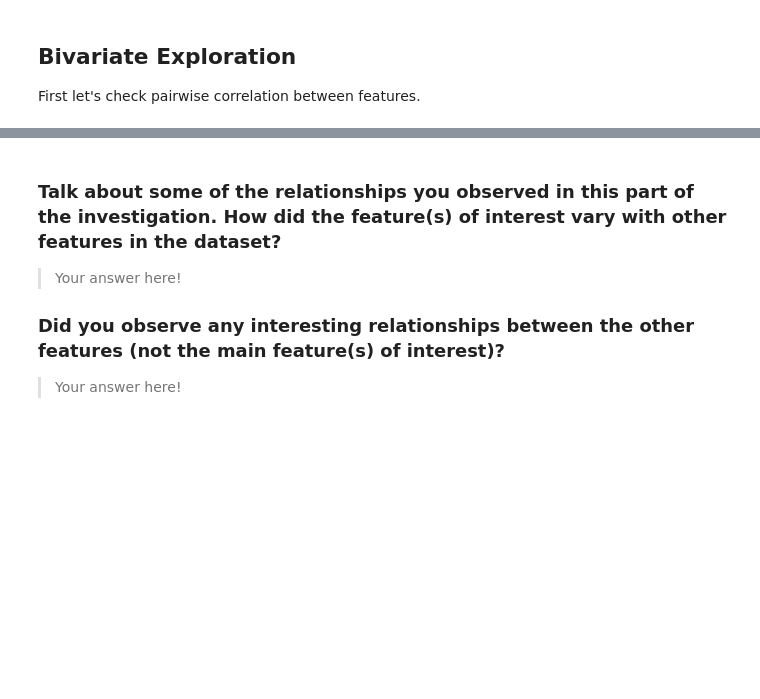
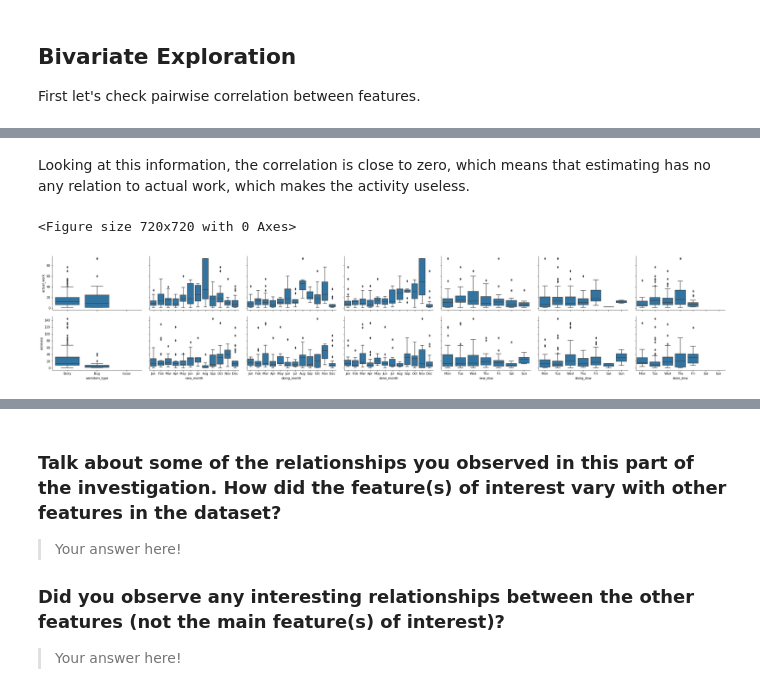
Before and after one commit to netxph/wi-analysis, a Jupyter notebook: tfs-explore.ipynb, the cells around one changed output, grey strips where cells are left out. Cells and saved outputs as stored; diff of their text form; code cells hidden in the pictures; blank space fills up the shorter version.

```diff
--- a/tfs-explore.ipynb
+++ b/tfs-explore.ipynb
@@ -290,11 +507,16 @@ g.map_offdiag(plt.scatter)
+# %% [markdown]
+Looking at this information, the correlation is close to zero, which means that estimating has no any relation to actual work, which makes the activity useless.
 # %%
 def boxgrid(x, y, **kwargs):
     """ Quick hack for creating box plots with seaborn's PairGrid. """
     default_color = sb.color_palette()[0]
     sb.boxplot(x, y, color = default_color)
 
 plt.figure(figsize = [10, 10])
-g = sb.PairGrid(data = workitems, y_vars = ['actual_work', 'estimate'], x_vars = categoric_vars,
+g = sb.PairGrid(data = work_est, y_vars = ['actual_work', 'estimate'], x_vars = categoric_vars,
                 height = 3, aspect = 1.5)
 g.map(boxgrid)
 plt.show();
+# %% [output]
+<Figure size 720x720 with 0 Axes>
+[figure, added]
```
Also changed, not shown: parts of 39 cells of this notebook.
